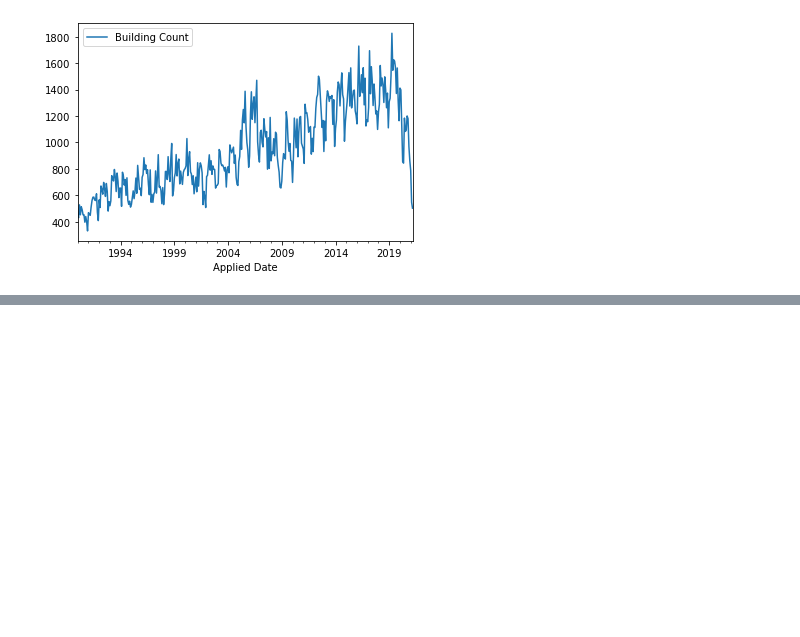
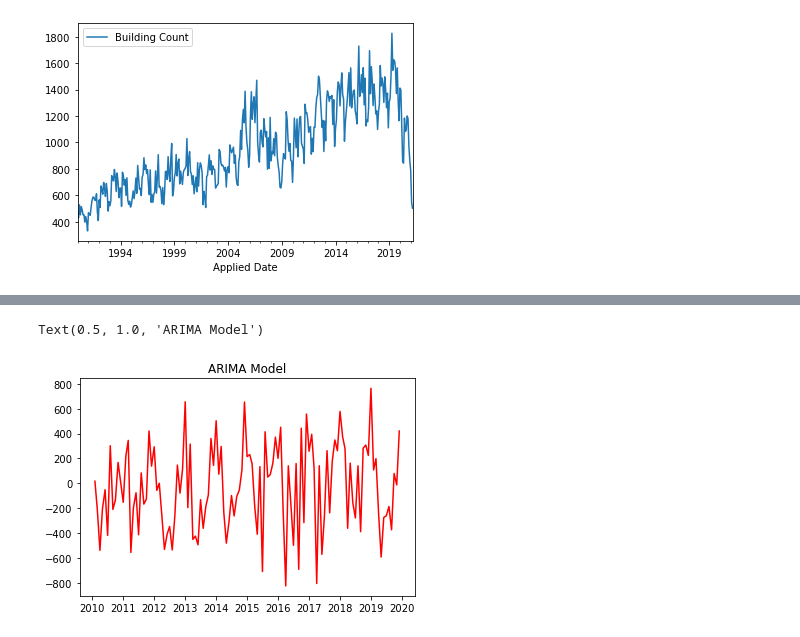
Before and after one commit to rezaganj/Capstone1-Construction-Permits-Austin-TX, a Jupyter notebook: notebooks/main.ipynb, the cells around one changed output, grey strips where cells are left out. Saved outputs shown, nothing was run; the diff lists cells and outputs as text; code cells hidden in the pictures; blank space fills up the shorter version.

```diff
--- a/notebooks/main.ipynb
+++ b/notebooks/main.ipynb
@@ -632,0 +418,11 @@ permit_building_by_month.plot();
+# %%
+model = ARIMA(permit_by_month_2010_2020_log, order=(2,1,2))
+arima_results = model.fit(disp=-1)
+# %%
+fig, ax = plt.subplots()
+# ax.plot(permit_by_month_2010_2020_log_shift)
+ax.plot(arima_results.fittedvalues, color='red')
+ax.set_title('ARIMA Model')
+# %% [output]
+Text(0.5, 1.0, 'ARIMA Model')
+[figure, added]
```
Also changed, not shown: parts of 28 cells of this notebook.
